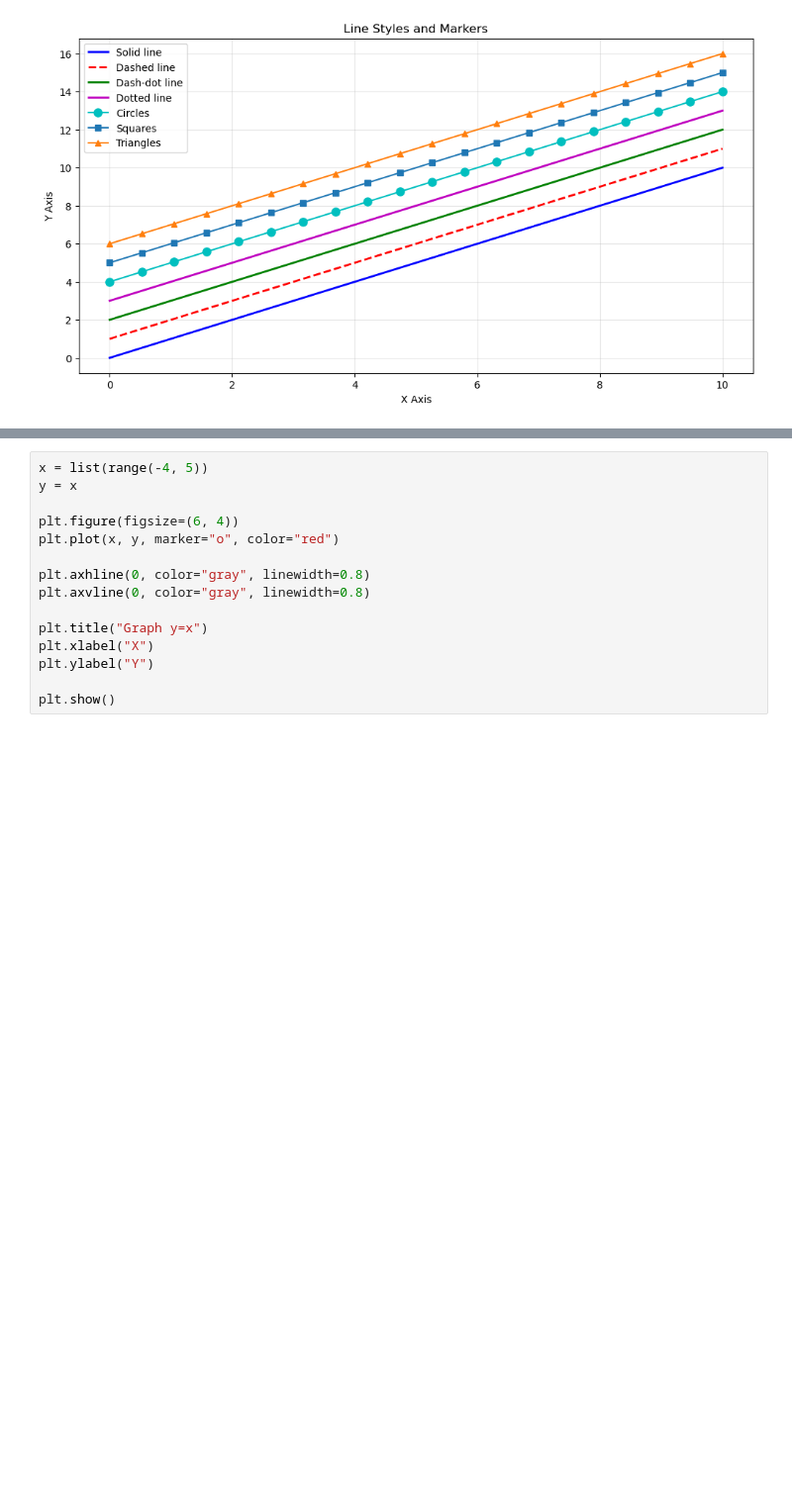
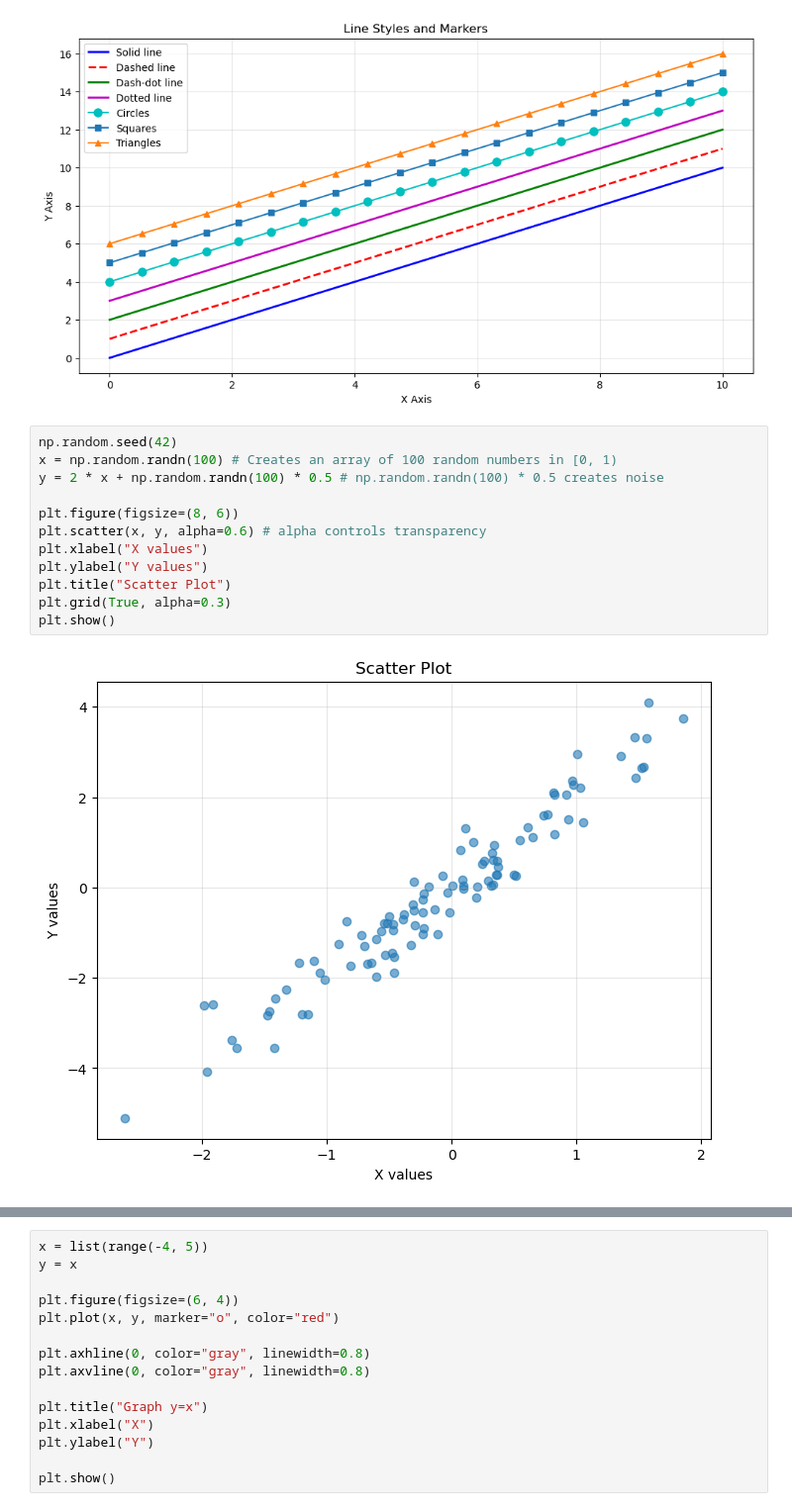
Before and after one commit to BoostanAlireza/Matplotlib-Practice, a Jupyter notebook: 2.ipynb, the cells around one changed output, grey strips where cells are left out. Shown at 99% size. Drawn from its saved outputs; the diff is of its cells as text; blank space fills up the shorter version.

Commit message:
Add scatter and bar charts

```diff
--- a/2.ipynb
+++ b/2.ipynb
@@ -34,3 +34,17 @@ plt.grid(True, alpha=0.3)
 plt.show()
 # %% [output]
 [figure]
+# %%
+np.random.seed(42)
+x = np.random.randn(100) # Creates an array of 100 random numbers in [0, 1)
+y = 2 * x + np.random.randn(100) * 0.5 # np.random.randn(100) * 0.5 creates noise
+
+plt.figure(figsize=(8, 6))
+plt.scatter(x, y, alpha=0.6) # alpha controls transparency
+plt.xlabel("X values")
+plt.ylabel("Y values")
+plt.title("Scatter Plot")
+plt.grid(True, alpha=0.3)
+plt.show()
+# %% [output]
+[figure, added]
```
Also changed, not shown: parts of 2 cells of this notebook.
